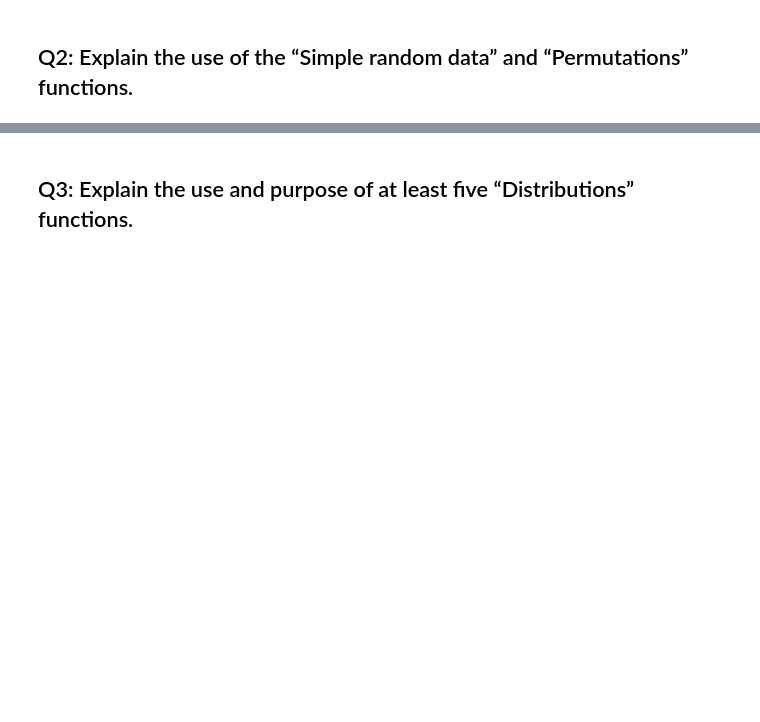
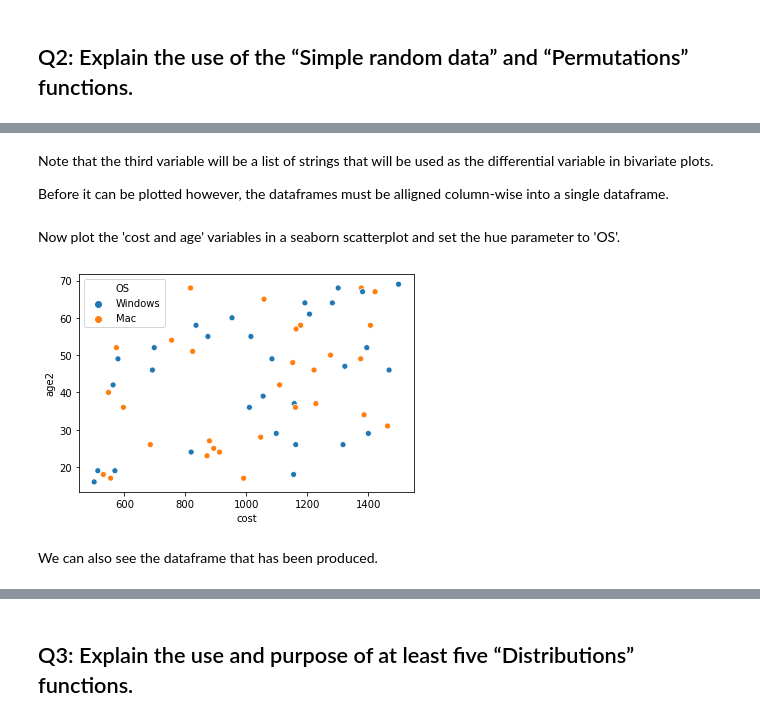
Before and after one commit to PJFinnerty/52465-Assignment, a Jupyter notebook: Practical Assignment.ipynb, the cells around one changed output, grey strips where cells are left out. Drawn from its saved outputs; the diff is of its cells as text; code cells hidden in the pictures; blank space fills up the shorter version.

```diff
--- a/Practical Assignment.ipynb
+++ b/Practical Assignment.ipynb
@@ -542,0 +329,40 @@ stat = sns.scatterplot(x="a", y="b", hue= "c", data=df)
+# %% [markdown]
+Note that the third variable will be a list of strings that will be used as the differential variable in bivariate plots.
+
+Before it can be plotted however, the dataframes must be alligned column-wise into a single dataframe.
+# %%
+# To simulate the OS that run on the purchased computers create a
+# list containing 60 strings of either Mac or Windows
+PC=['OS', 'Windows', 'Mac', 'Windows', 'Mac',
+     'Windows', 'Mac', 'Windows', 'Mac', 'Windows', 'Mac',
+      'Windows', 'Mac', 'Windows', 'Mac', 'Windows', 'Mac',
+     'Windows', 'Mac', 'Windows', 'Mac', 'Windows', 'Mac',
+     'Windows', 'Mac', 'Windows', 'Mac', 'Windows', 'Mac',
+      'Windows', 'Mac', 'Windows', 'Mac', 'Windows', 'Mac',
+     'Windows', 'Mac', 'Windows', 'Mac', 'Windows', 'Mac',
+     'Windows', 'Mac', 'Windows', 'Mac', 'Windows', 'Mac',
+      'Windows', 'Mac', 'Windows', 'Mac', 'Windows', 'Mac',
+      'Windows', 'Mac', 'Windows', 'Mac', 'Windows', 'Mac',
+     'Windows', 'Mac', 'Windows', 'Mac']
+# Split the list to have the first element as a column and the rest as
+# data
+data = list(zip(*[iter(PC)]))
+df2 = pd.DataFrame(data[1:], columns=data[0])
+
+# Create a variable listing both dataframes together
+dataframes = [df2, df1]
+
+# Concatenate the dataframes along the x-axis
+result = pd.concat([df2, df1], axis=1, join='inner')
+# %% [markdown]
+Now plot the 'cost and age' variables in a seaborn scatterplot and set the hue parameter to 'OS'.
+# %%
+# Create a scatterplot of ost against age and set hue to OS
+scatter_choice = sns.scatterplot(x="cost", y="age2",
+                                 hue="OS", data=result)
+plt.legend()
+plt.show()
+# %% [output]
+[figure, added]
+# %% [markdown]
+We can also see the dataframe that has been produced.
```
Also changed, not shown: parts of 145 cells of this notebook, 2 other files.
